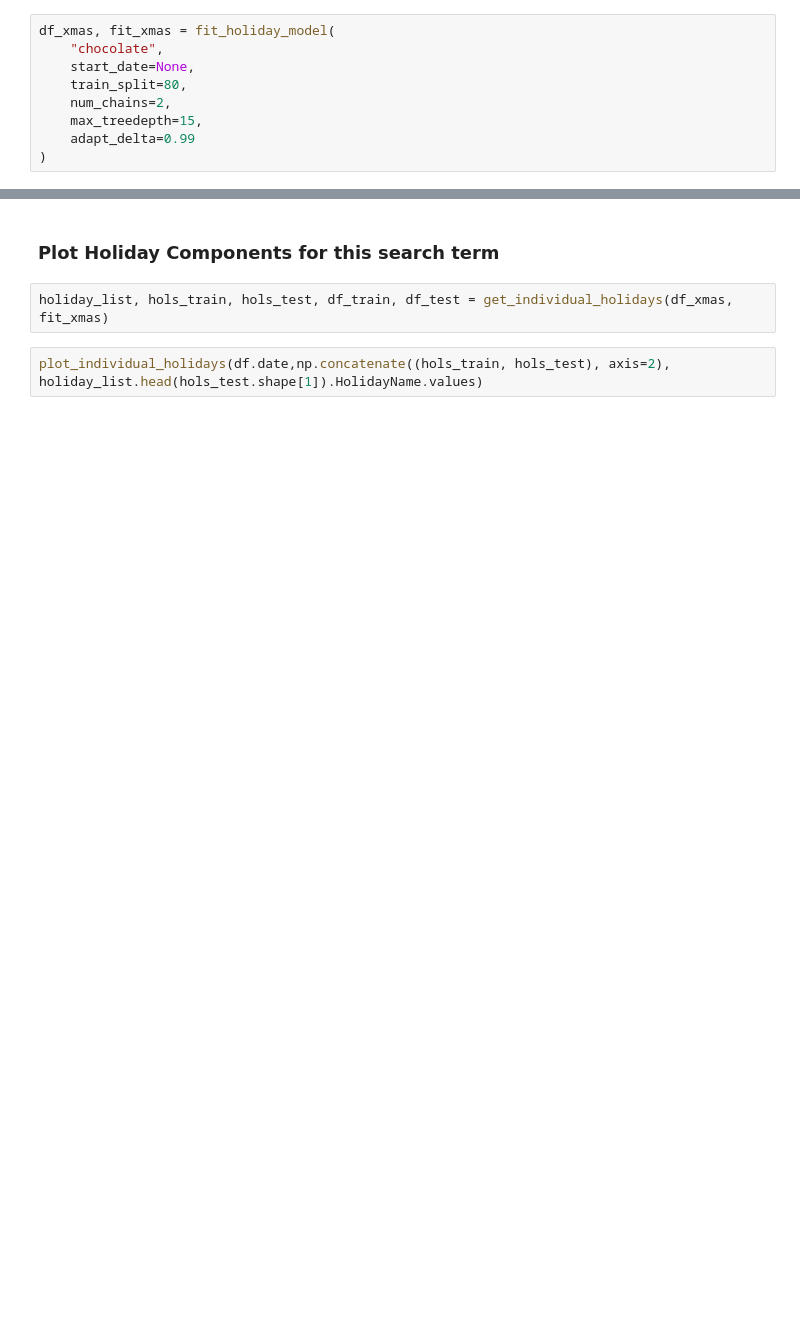
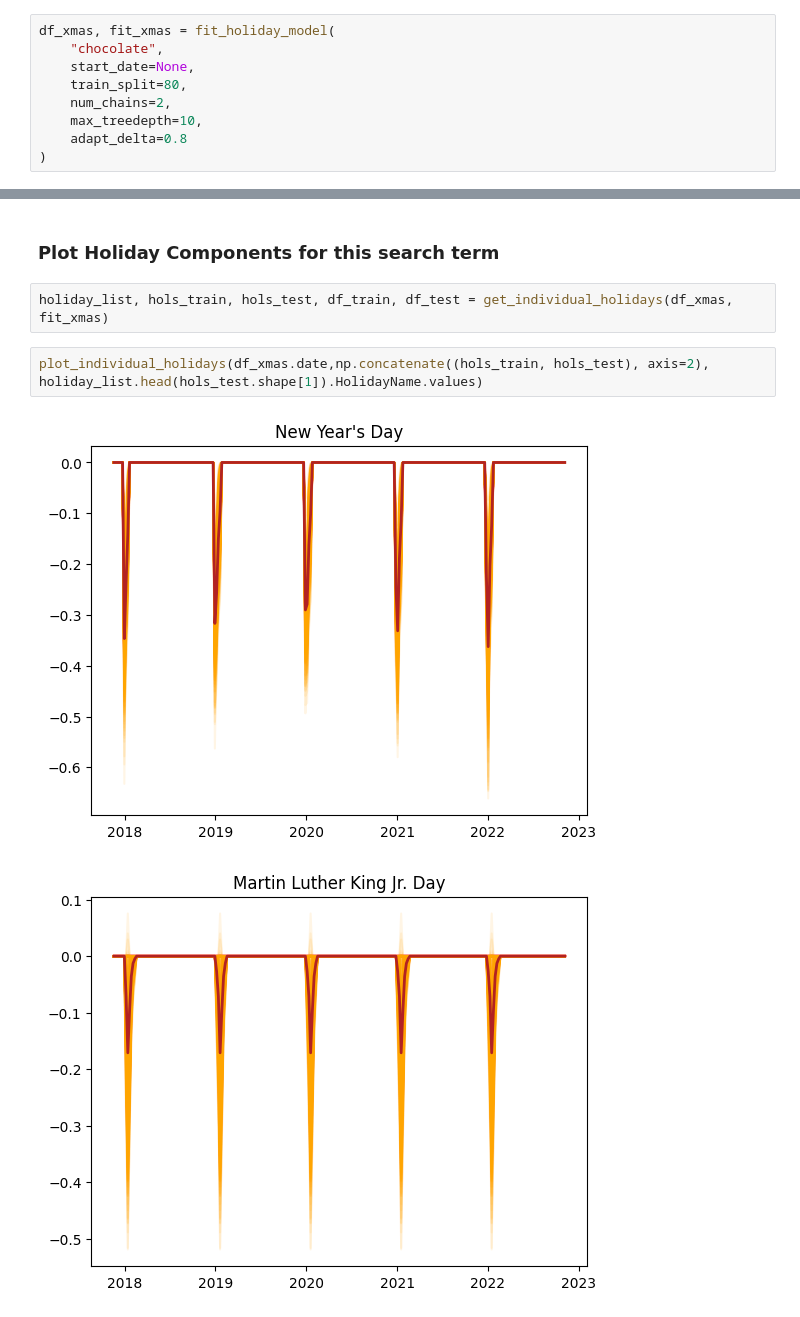
Before and after one commit to mathDR/bayesian_holidays, a Jupyter notebook: notebooks/holiday_notebook.ipynb, the cells around one changed output, grey strips where cells are left out. Saved outputs shown, nothing was run; the diff lists cells and outputs as text; blank space fills up the shorter version.

```diff
--- a/notebooks/holiday_notebook.ipynb
+++ b/notebooks/holiday_notebook.ipynb
@@ -34,7 +34,7 @@ df_xmas, fit_xmas = fit_holiday_model(
     start_date=None,
     train_split=80,
     num_chains=2,
-    max_treedepth=15,
-    adapt_delta=0.99
+    max_treedepth=10,
+    adapt_delta=0.8
 )
 # %% [output]
@@ -50,4 +61,7 @@ plot_posteriors(df_xmas, fit_xmas,"chocolate")
 # %%
 holiday_list, hols_train, hols_test, df_train, df_test = get_individual_holidays(df_xmas, fit_xmas)
 # %%
-plot_individual_holidays(df.date,np.concatenate((hols_train, hols_test), axis=2), holiday_list.head(hols_test.shape[1]).HolidayName.values)
+plot_individual_holidays(df_xmas.date,np.concatenate((hols_train, hols_test), axis=2), holiday_list.head(hols_test.shape[1]).HolidayName.values)
+# %% [output]
+[figure, added]
+[figure, added]
```
Also changed, not shown: parts of 4 cells of this notebook.
